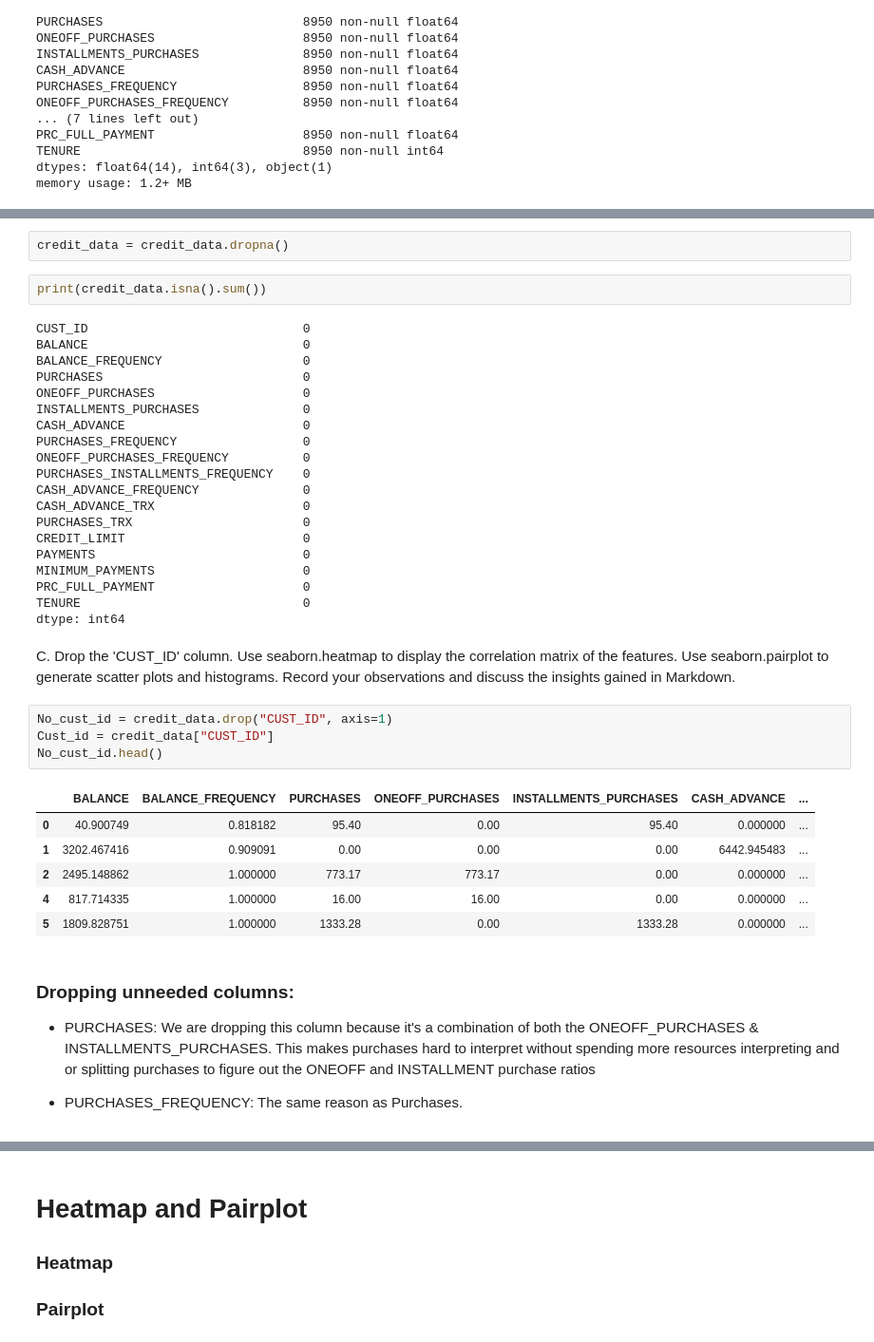
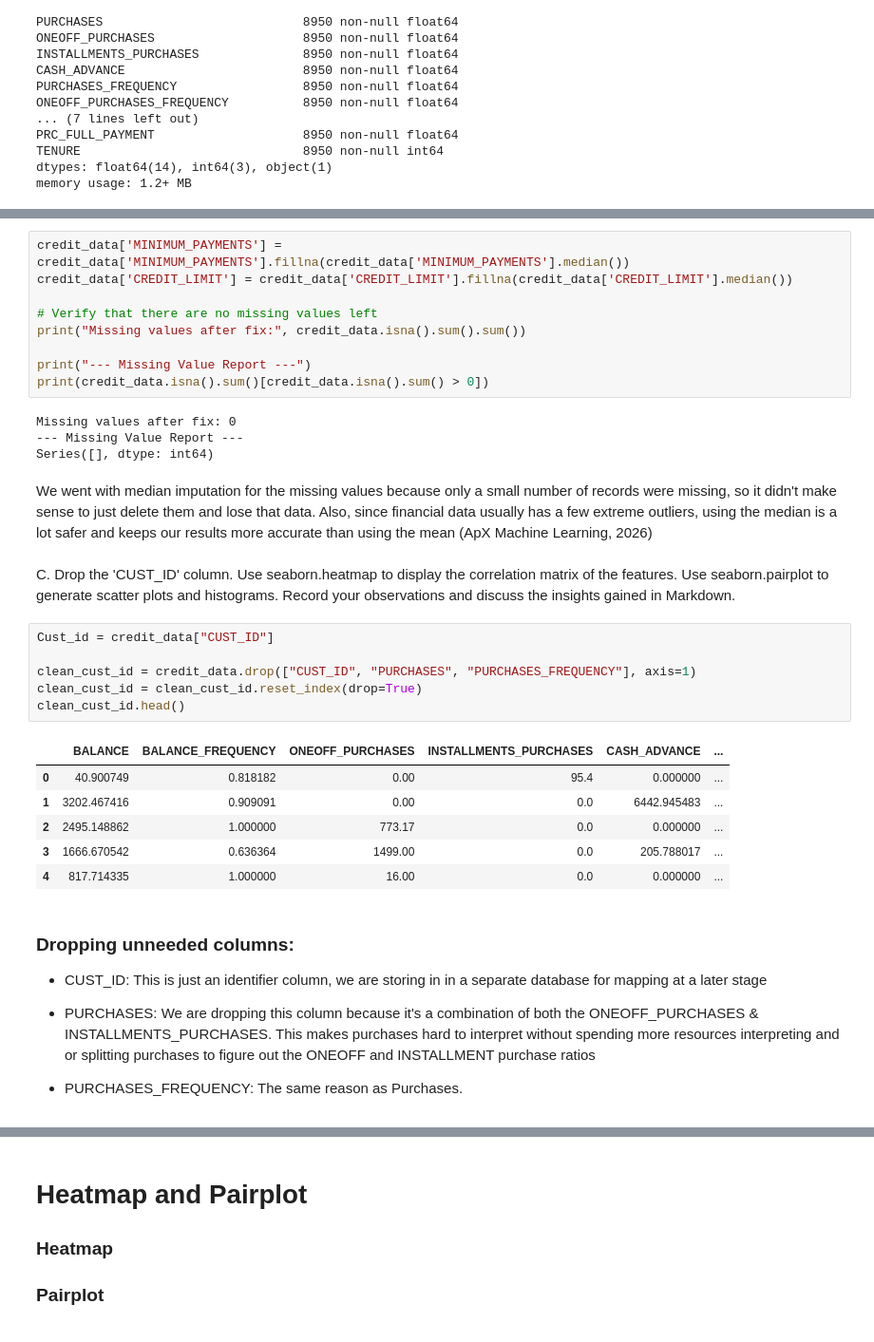
Before and after one commit to Hunteracademic/Unsupervised_assignment_1, a Jupyter notebook: Asg_02.ipynb, the cells around one changed output, grey strips where cells are left out. Shown at 95% size. Drawn from its saved outputs; the diff is of its cells as text.

```diff
--- a/Asg_02.ipynb
+++ b/Asg_02.ipynb
@@ -172,43 +128,38 @@ dtype: int64
-# %%
-credit_data = credit_data.dropna()
-# %%
-print(credit_data.isna().sum())
-# %% [output]
-CUST_ID                             0
-BALANCE                             0
-BALANCE_FREQUENCY                   0
-PURCHASES                           0
-ONEOFF_PURCHASES                    0
-INSTALLMENTS_PURCHASES              0
-CASH_ADVANCE                        0
-PURCHASES_FREQUENCY                 0
-ONEOFF_PURCHASES_FREQUENCY          0
-PURCHASES_INSTALLMENTS_FREQUENCY    0
-CASH_ADVANCE_FREQUENCY              0
-CASH_ADVANCE_TRX                    0
-PURCHASES_TRX                       0
-CREDIT_LIMIT                        0
-PAYMENTS                            0
-MINIMUM_PAYMENTS                    0
-PRC_FULL_PAYMENT                    0
-TENURE                              0
-dtype: int64
+# %%
+credit_data['MINIMUM_PAYMENTS'] = credit_data['MINIMUM_PAYMENTS'].fillna(credit_data['MINIMUM_PAYMENTS'].median())
+credit_data['CREDIT_LIMIT'] = credit_data['CREDIT_LIMIT'].fillna(credit_data['CREDIT_LIMIT'].median())
+
+# Verify that there are no missing values left
+print("Missing values after fix:", credit_data.isna().sum().sum())
+
+print("--- Missing Value Report ---")
+print(credit_data.isna().sum()[credit_data.isna().sum() > 0])
+# %% [output]
+Missing values after fix: 0
+--- Missing Value Report ---
+Series([], dtype: int64)
+# %% [markdown]
+We went with median imputation for the missing values because only a small number of records were missing, so it didn't make sense to just delete them and lose that data. Also, since financial data usually has a few extreme outliers, using the median is a lot safer and keeps our results more accurate than using the mean (ApX Machine Learning, 2026)
 # %% [markdown]
 
 C. Drop the 'CUST_ID' column. Use seaborn.heatmap to display the correlation matrix of the features. Use seaborn.pairplot to generate scatter plots and histograms. Record your observations and discuss the insights gained in Markdown.
 # %%
-No_cust_id = credit_data.drop("CUST_ID", axis=1)
 Cust_id = credit_data["CUST_ID"]
-No_cust_id.head()
+
+clean_cust_id = credit_data.drop(["CUST_ID", "PURCHASES", "PURCHASES_FREQUENCY"], axis=1)
+clean_cust_id = clean_cust_id.reset_index(drop=True)
+clean_cust_id.head()
 # %% [output]
-|  | BALANCE | BALANCE_FREQUENCY | PURCHASES | ONEOFF_PURCHASES | INSTALLMENTS_PURCHASES | CASH_ADVANCE | ... |
-| 0 | 40.900749 | 0.818182 | 95.40 | 0.00 | 95.40 | 0.000000 | ... |
-| 1 | 3202.467416 | 0.909091 | 0.00 | 0.00 | 0.00 | 6442.945483 | ... |
-| 2 | 2495.148862 | 1.000000 | 773.17 | 773.17 | 0.00 | 0.000000 | ... |
-| 4 | 817.714335 | 1.000000 | 16.00 | 16.00 | 0.00 | 0.000000 | ... |
-| 5 | 1809.828751 | 1.000000 | 1333.28 | 0.00 | 1333.28 | 0.000000 | ... |
+|  | BALANCE | BALANCE_FREQUENCY | ONEOFF_PURCHASES | INSTALLMENTS_PURCHASES | CASH_ADVANCE | ... |
+| 0 | 40.900749 | 0.818182 | 0.00 | 95.4 | 0.000000 | ... |
+| 1 | 3202.467416 | 0.909091 | 0.00 | 0.0 | 6442.945483 | ... |
+| 2 | 2495.148862 | 1.000000 | 773.17 | 0.0 | 0.000000 | ... |
+| 3 | 1666.670542 | 0.636364 | 1499.00 | 0.0 | 205.788017 | ... |
+| 4 | 817.714335 | 1.000000 | 16.00 | 0.0 | 0.000000 | ... |
 # %% [markdown]
 ### Dropping unneeded columns:
+
+- CUST_ID: This is just an identifier column, we are storing in in a separate database for mapping at a later stage
 
 - PURCHASES: We are dropping this column because it's a combination of both the ONEOFF_PURCHASES & INSTALLMENTS_PURCHASES. This makes purchases hard to interpret without spending more resources interpreting and or splitting purchases to figure out the ONEOFF and INSTALLMENT purchase ratios
 
```
Also changed, not shown: parts of 9 cells of this notebook.
